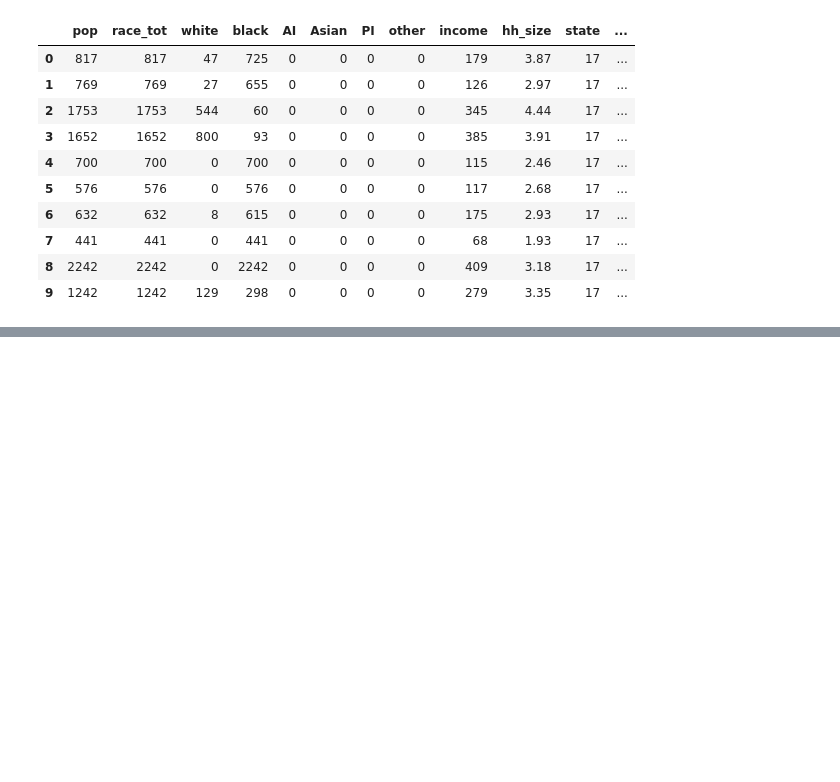
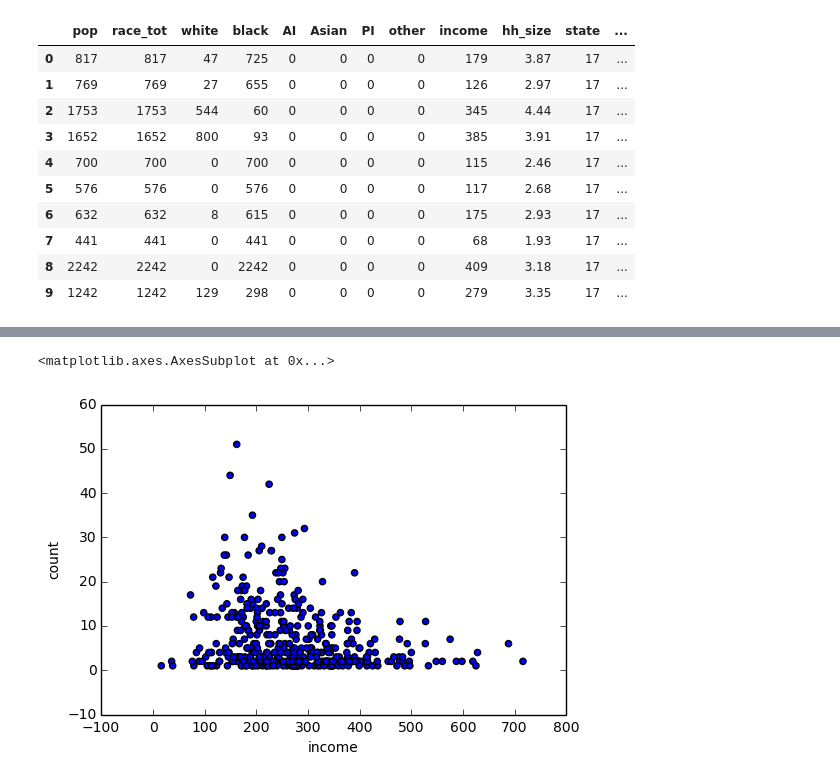
Before and after one commit to joan-wang/Machine-Learning, a Jupyter notebook: hw1/HW1.ipynb, the cells around one changed output, grey strips where cells are left out. Cells and saved outputs as stored; diff of their text form; code cells hidden in the pictures; blank space fills up the shorter version.

```diff
--- a/hw1/HW1.ipynb
+++ b/hw1/HW1.ipynb
@@ -427,0 +523,8 @@ sanitation = sanitation.merge(output_df, left_on='fips_codes', right_on='full',
+# %%
+# Buildings descriptive statistics at tract level - by avg income of tract
+build_tract.plot(kind='scatter', x='income', y='count')
+
+# Observation: tracts with high counts of buildings reports generally are of lower income
+# %% [output]
+<matplotlib.axes.AxesSubplot at 0x...>
+[figure, added]
```
Also changed, not shown: parts of 33 cells of this notebook.
